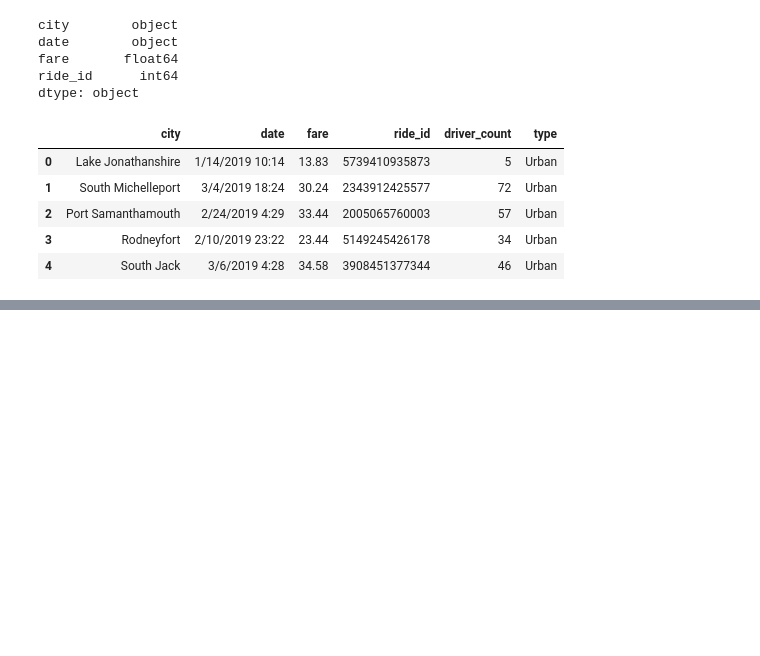
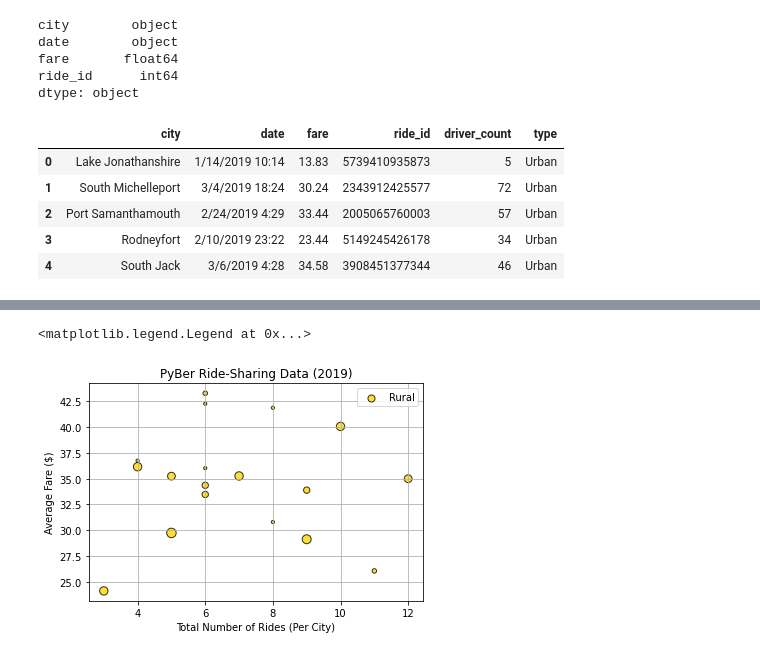
Before and after one commit to hwaijiinlee/PyBer_Analysis, a Jupyter notebook: PyBer.ipynb, the cells around one changed output, grey strips where cells are left out. Drawn from its saved outputs; the diff is of its cells as text; code cells hidden in the pictures; blank space fills up the shorter version.

```diff
--- a/PyBer.ipynb
+++ b/PyBer.ipynb
@@ -126,0 +238,20 @@ pyber_data_df.head()
+# %%
+#build scatter plots for rural cities
+plt.scatter(rural_ride_count, rural_avg_fare, color="gold", edgecolor="black", linewidths=1, alpha=0.8,
+            label="Rural", s=10*rural_driver_count)
+
+#create labels
+plt.ylabel("Average Fare ($)")
+plt.xlabel("Total Number of Rides (Per City)")
+
+#create title
+plt.title("PyBer Ride-Sharing Data (2019)")
+
+#add grid
+plt.grid(True)
+
+#add legend
+plt.legend()
+# %% [output]
+<matplotlib.legend.Legend at 0x...>
+[figure, added]
```
Also changed, not shown: parts of 11 cells of this notebook.
